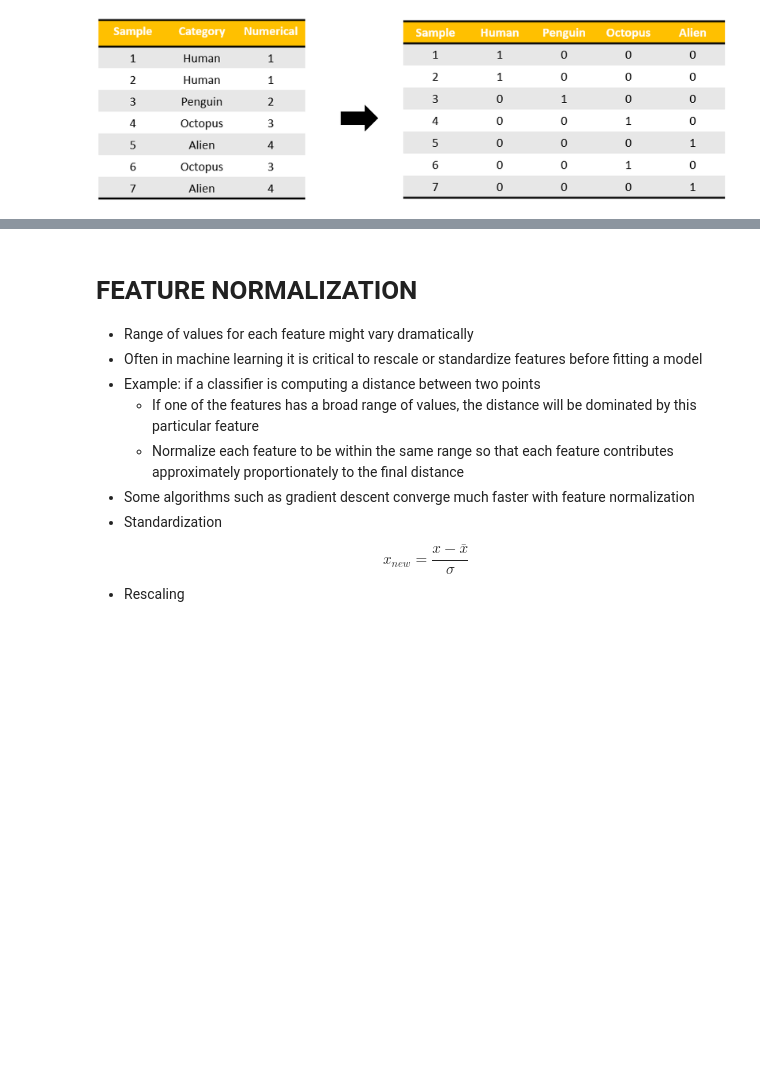
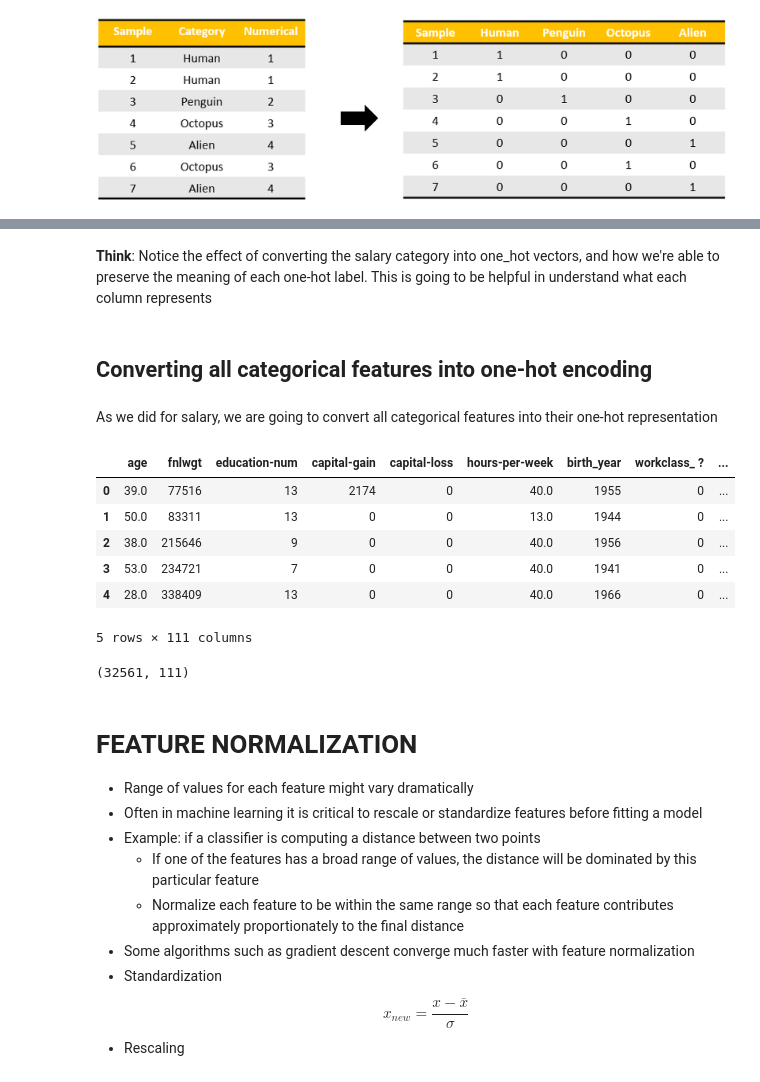
Before and after one commit to heyaudace/ml-bias-fairness, a Jupyter notebook: 1. Getting Started .ipynb, the cells around one changed output, grey strips where cells are left out. Drawn from its saved outputs; the diff is of its cells as text; code cells hidden in the pictures; blank space fills up the shorter version.

```diff
--- a/1. Getting Started .ipynb
+++ b/1. Getting Started .ipynb
@@ -366,3 +355,24 @@ adult_data.head()
+# %% [markdown]
+**Think**: Notice the effect of converting the salary category into one_hot vectors, and how we're able to preserve the meaning of each one-hot label. This is going to be helpful in understand what each column represents
+# %% [markdown]
+## Converting all categorical features into one-hot encoding
+# %% [markdown]
+As we did for salary, we are going to convert all categorical features into their one-hot representation
+# %%
+adult_data = pd.get_dummies(adult_data, columns=CATEGORICAL_FEATURES)
+adult_data.head()
+# %% [output]
+|  | age | fnlwgt | education-num | capital-gain | capital-loss | hours-per-week | birth_year | workclass_ ? | ... |
+| 0 | 39.0 | 77516 | 13 | 2174 | 0 | 40.0 | 1955 | 0 | ... |
+| 1 | 50.0 | 83311 | 13 | 0 | 0 | 13.0 | 1944 | 0 | ... |
+| 2 | 38.0 | 215646 | 9 | 0 | 0 | 40.0 | 1956 | 0 | ... |
+| 3 | 53.0 | 234721 | 7 | 0 | 0 | 40.0 | 1941 | 0 | ... |
+| 4 | 28.0 | 338409 | 13 | 0 | 0 | 40.0 | 1966 | 0 | ... |
+5 rows × 111 columns
+# %%
+adult_data.shape
+# %% [output]
+(32561, 111)
 # %% [markdown]
 # FEATURE NORMALIZATION
 * Range of values for each feature might vary dramatically
```
Also changed, not shown: parts of 28 cells of this notebook, 3 other files.
